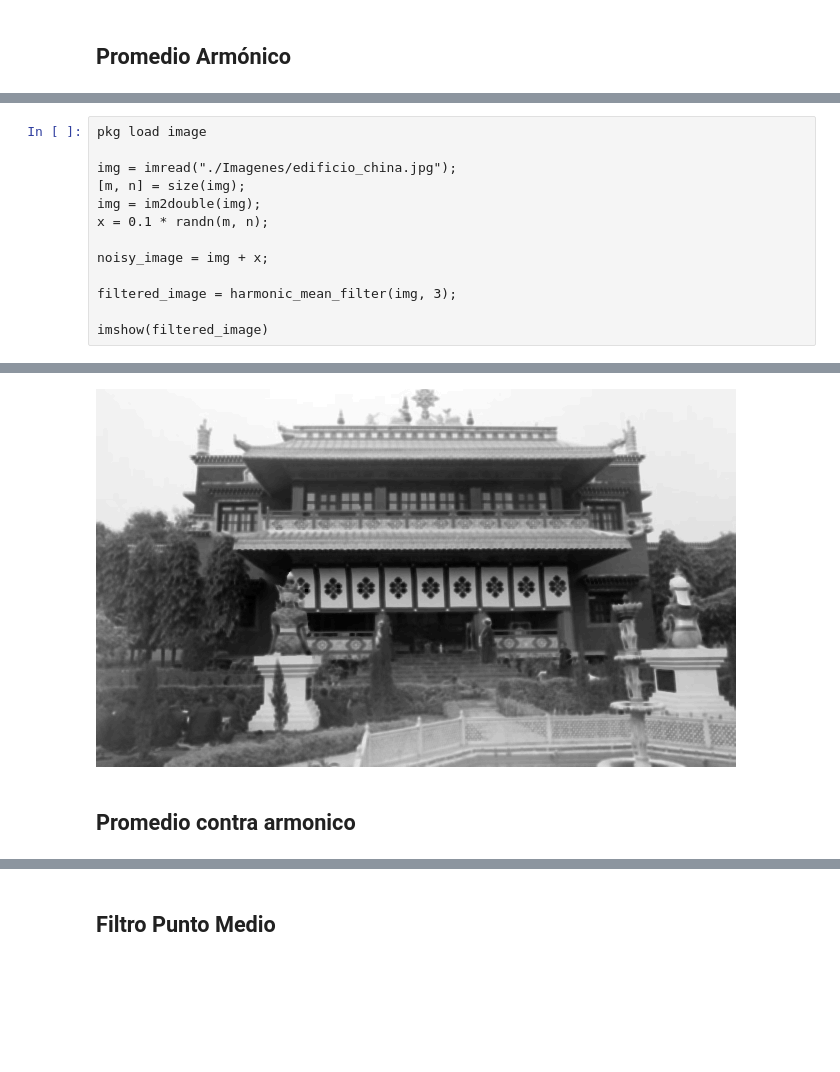
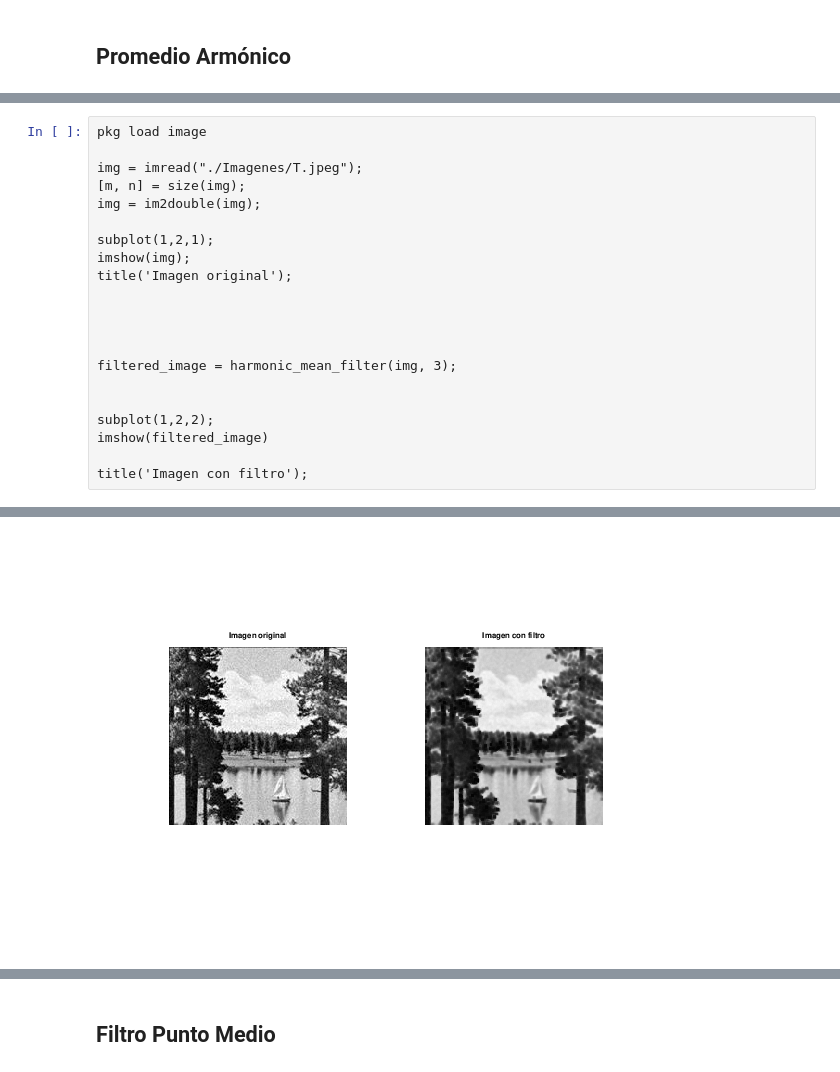
Before and after one commit to Jglez2330/Catalogo-PAID, a Jupyter notebook: Catalogo 2/Restauración de Imágenes/Restauración de Imágenes.ipynb, the cells around one changed output, grey strips where cells are left out. Drawn from its saved outputs; the diff is of its cells as text; blank space fills up the shorter version.

```diff
--- a/Catalogo 2/Restauración de Imágenes/Restauración de Imágenes.ipynb
+++ b/Catalogo 2/Restauración de Imágenes/Restauración de Imágenes.ipynb
@@ -197,14 +214,22 @@ endfunction
 # %%
 pkg load image
 
-img = imread("./Imagenes/edificio_china.jpg");
+img = imread("./Imagenes/T.jpeg");
 [m, n] = size(img);
 img = im2double(img);
-x = 0.1 * randn(m, n);
 
-noisy_image = img + x;
+subplot(1,2,1);
+imshow(img);
+title('Imagen original');
+
+
+
 
 filtered_image = harmonic_mean_filter(img, 3);
 
+
+subplot(1,2,2);
 imshow(filtered_image)
+
+title('Imagen con filtro');
 # %% [output]
@@ -211,6 +237,4 @@ imshow(filtered_image)
-[figure, old version]
+[figure, new version]
-# %% [markdown]
-## Promedio contra armonico
 # %%
 import cv2
 import numpy as np
```
Also changed, not shown: parts of 18 cells of this notebook.
